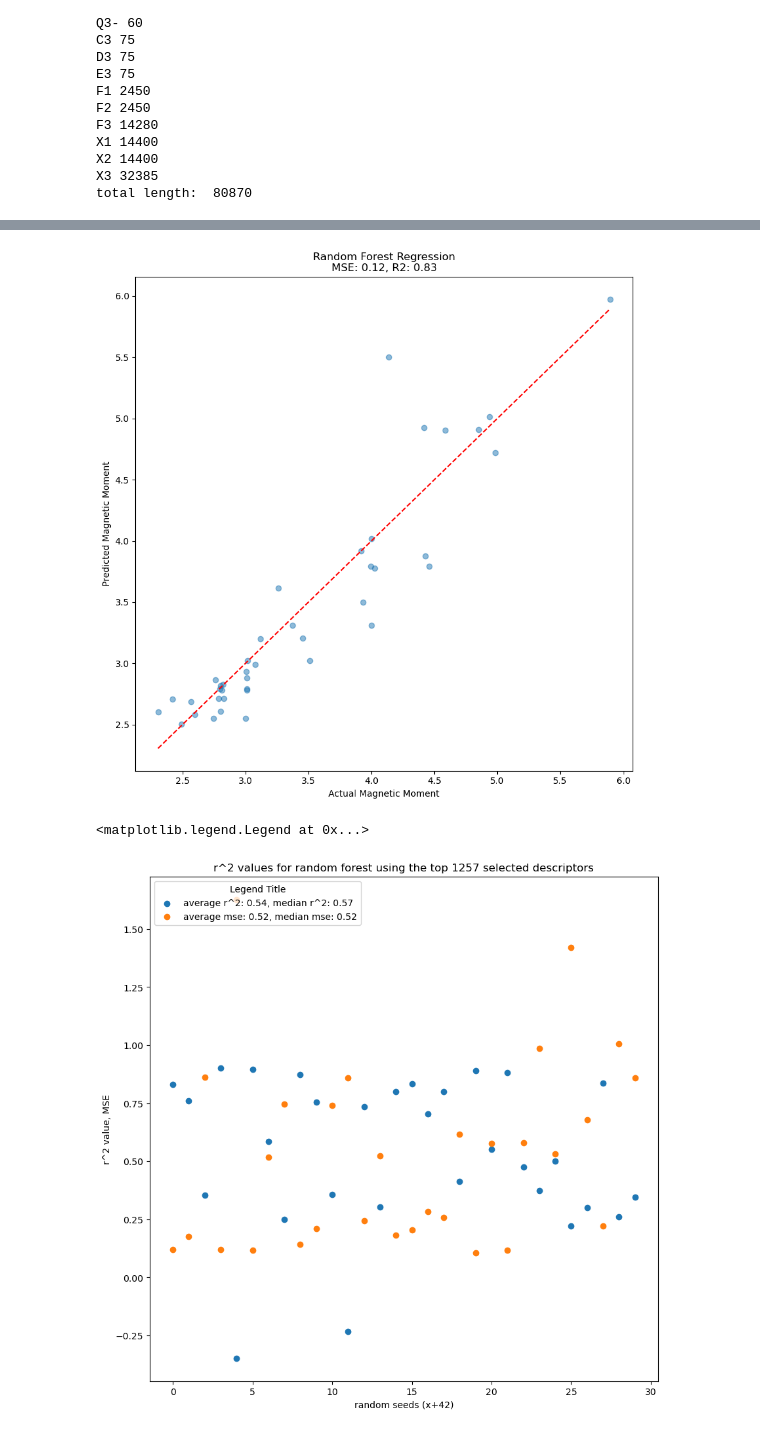
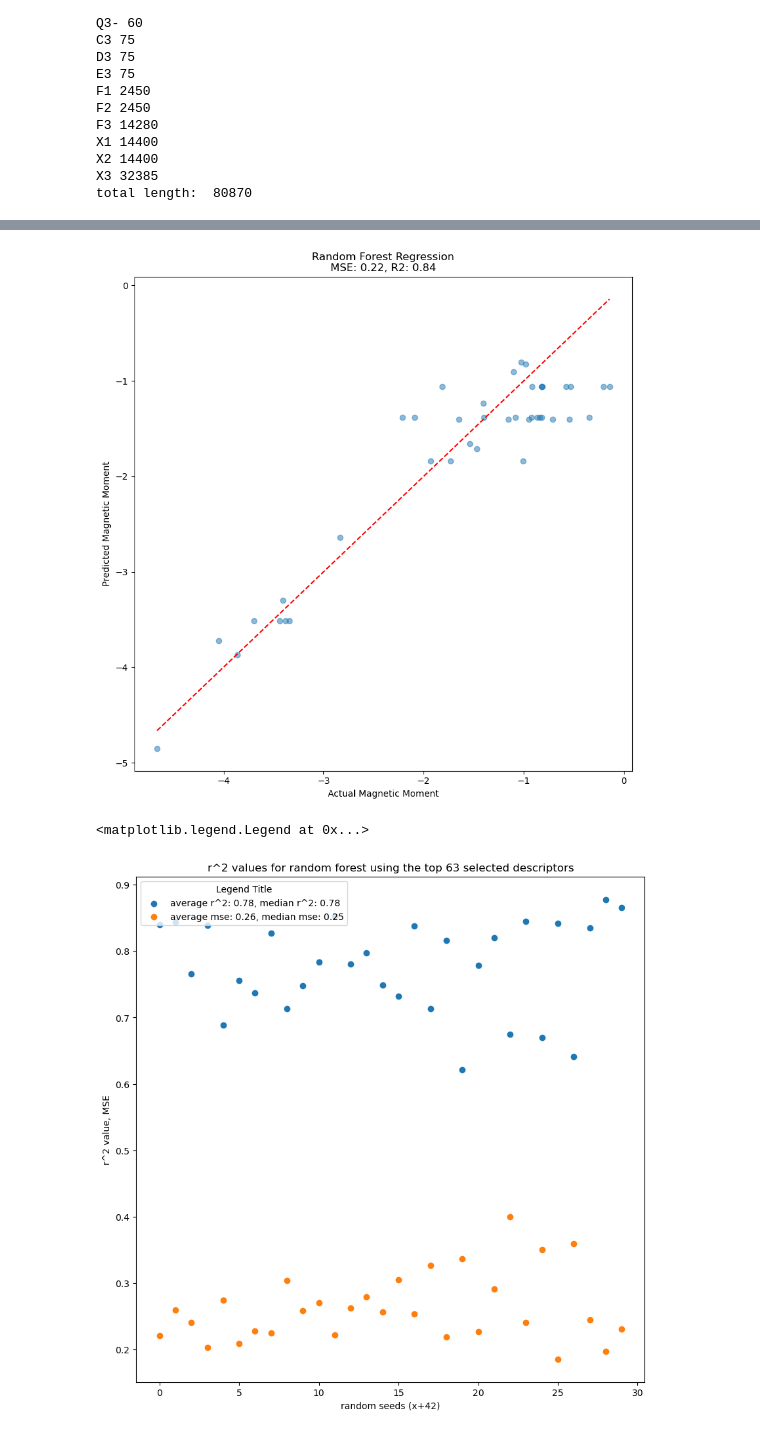
Before and after one commit to erikswanke/2d-Material-Science, a Jupyter notebook: critical role descriptor.ipynb, the cells around one changed output, grey strips where cells are left out. Drawn from its saved outputs; the diff is of its cells as text; code cells hidden in the pictures.

Commit message:
switched to formation energy, READ DESCRIPTION
YOU MUST CHANGE dfq.drop TO DROP MAG MOMENT INSTEAD OF FORMATION ENERGY

```diff
--- a/critical role descriptor.ipynb
+++ b/critical role descriptor.ipynb
@@ -423,7 +423,9 @@ from sklearn.preprocessing import StandardScaler
 from sklearn.metrics import mean_squared_error, r2_score
 target_column_index = df4.columns.get_loc("atomic_radA1")
 X = df4.iloc[:, target_column_index:]
-y = df4['magnetic_moment']
+targ = 'formation_energy' #or magnetic_moment
+
+y = df4[targ]
 # Standardize the features
 # scaler = StandardScaler()
 # X_scaled = scaler.fit_transform(X)
@@ -455,7 +457,7 @@ print(lasso_cv.alpha_)
 # qqq
 # Select columns corresponding to the top 30 selected features
 print(len(selected_features))
-k=1257
+k=63
 top_k_selected_features = selected_features[:k]
 #print("indices of each selected feature: ", top_k_selected_features)
 tst = X.columns[top_k_selected_features]
@@ -491,7 +493,7 @@ import statistics
 
 Xhere = X_selected
 print(Xhere.shape)
-yhere = df4['magnetic_moment']
+yhere = df4[targ]
 print(Xhere.shape, yhere.shape)
 # Split the data into training and testing sets
 mses = []
@@ -552,6 +554,6 @@ plt.legend(loc='upper left', title='Legend Title')
-[figure, old version]
+[figure, new version]
 <matplotlib.legend.Legend at 0x...>
-[figure, old version]
+[figure, new version]
 # %%
 # Print feature importances
 feature_importances = rf_regressor.feature_importances_
```
Also changed, not shown: parts of 9 cells of this notebook.
